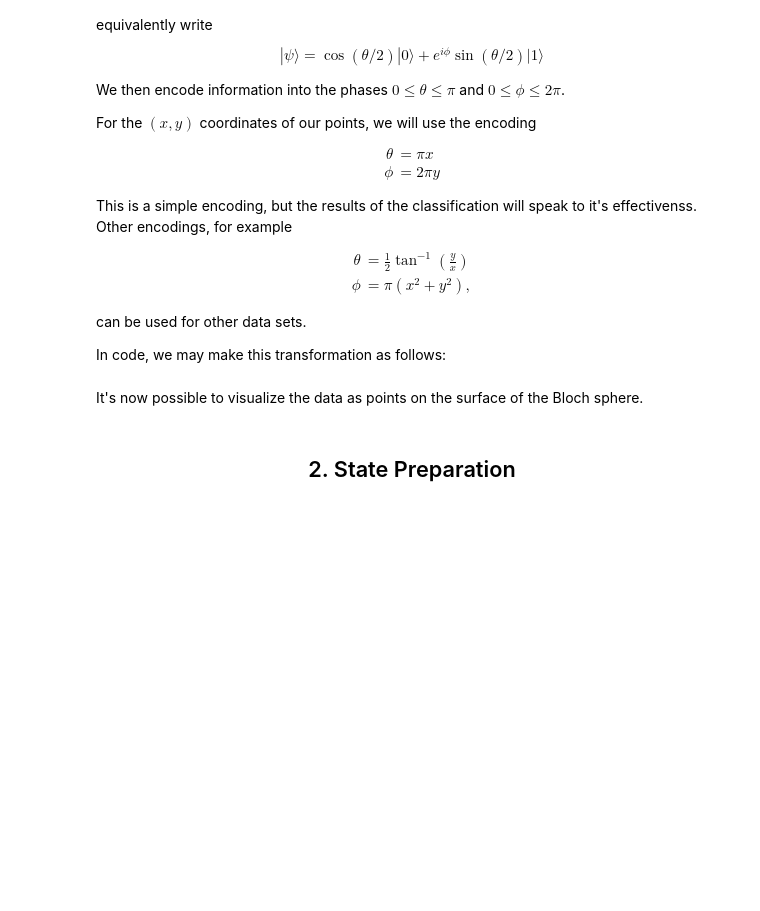
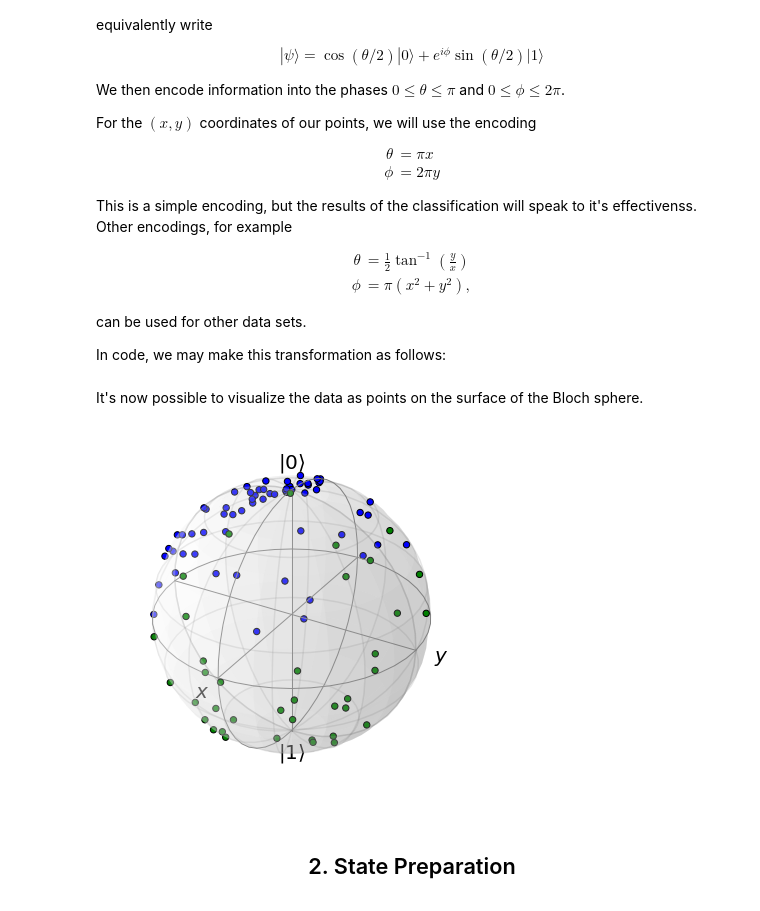
Before and after one commit to rmlarose/nisqai-dev, a Jupyter notebook: examples/one-qubit-classifier/one-qubit-classifier.ipynb, the cells around one changed output. Drawn from its saved outputs; the diff is of its cells as text; code cells hidden in the pictures; blank space fills up the shorter version.

```diff
--- a/examples/one-qubit-classifier/one-qubit-classifier.ipynb
+++ b/examples/one-qubit-classifier/one-qubit-classifier.ipynb
@@ -149,8 +151,10 @@ In code, we may make this transformation as follows:
 # encode the classical data via a simple linear "qubit encoding"
 qdata = np.zeros_like(data)
 for (index, point) in enumerate(data):
-    qdata[index][0] = np.pi * point[0]
-    qdata[index][1] = 2 * np.pi * point[1]
+#     qdata[index][0] = np.pi * point[0]
+#     qdata[index][1] = 2 * np.pi * point[1]
+    qdata[index][0] = 2 * np.arcsin(point[0])
+    qdata[index][1] = 4 * np.arccos(point[1])
 # %% [markdown]
 It's now possible to visualize the data as points on the surface of the Bloch sphere.
 # %%
@@ -167,33 +171,44 @@ bzs = []
 # loop over all points, convert to cartesian coords, and append to correct list
 for (index, point) in enumerate(qdata):
     theta = point[0]
     phi = point[1]
     sin = np.sin(theta)
+    # convert to cartesian coords for plotting
     x = np.sin(theta) * np.cos(phi)
     y = np.sin(theta) * np.sin(phi)
     z = np.cos(theta)
     if labels[index] == 0:
         gxs.append(x)
         gys.append(y)
         gzs.append(z)
     else:
         bxs.append(x)
         bys.append(y)
         bzs.append(z)
 
 # format points correctly for bloch sphere
 lpoints = [gxs, gys, gzs]
 rpoints = [bxs, bys, bzs]
 
 # get a Bloch sphere
 bloch = Bloch()
 
+# options for Bloch sphere
+bloch.frame_color = "grey"
+bloch.sphere_color = "white"
+bloch.point_size = [40]
+bloch.sphere_alpha = 0.25
+bloch.point_color = ["g", "b"]
+bloch.point_marker = ["o"]
+
 # add the points on the Bloch sphere
 bloch.add_points(lpoints)
 bloch.add_points(rpoints)
 
 # show the Bloch sphere
 bloch.show()
+# %% [output]
+[figure, added]
 # %% [markdown]
 ## <p style="text-align: center;"> 2. State Preparation </p>
 # %% [markdown]
```
Also changed, not shown: parts of 14 cells of this notebook.
